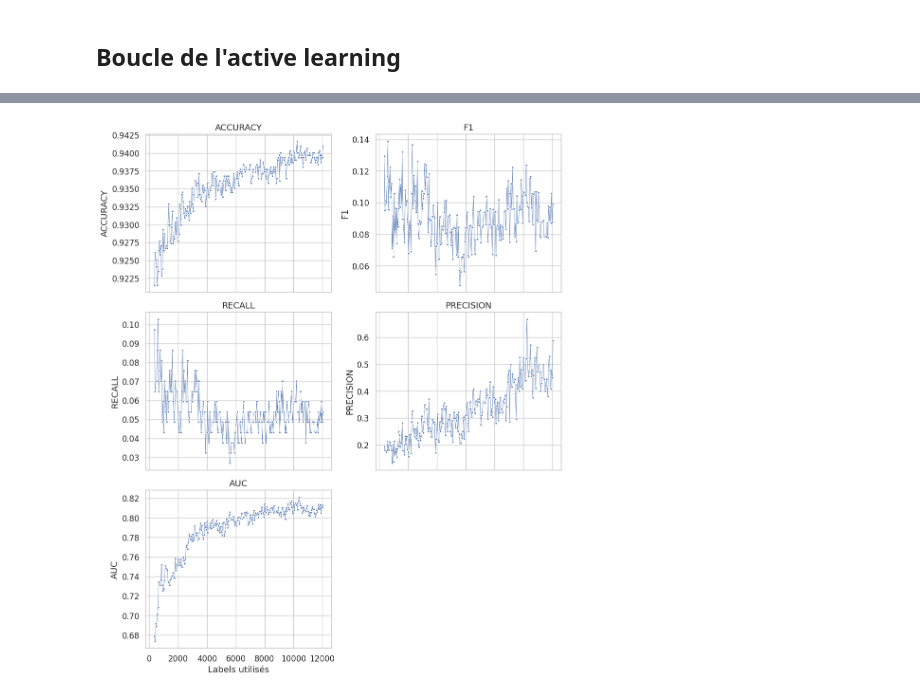
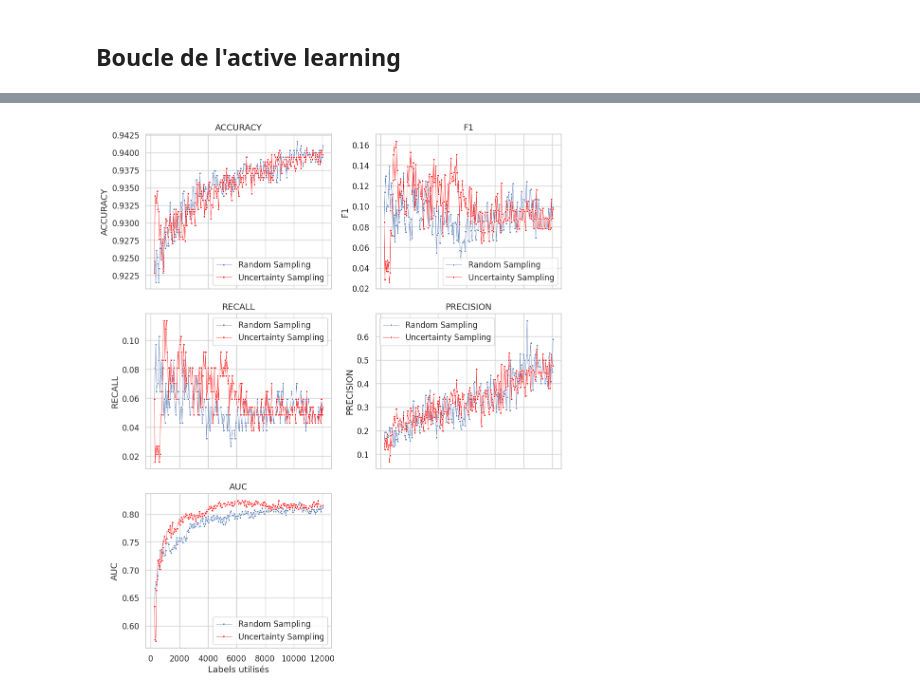
Before and after one commit to LarrySANDJO/PROJET_STATAPP, a Jupyter notebook: Notebooks/AL-L.ipynb, the cells around one changed output, grey strips where cells are left out. Cells and saved outputs as stored; diff of their text form; code cells hidden in the pictures.

Commit message:
Double graph for active learning

```diff
--- a/Notebooks/AL-L.ipynb
+++ b/Notebooks/AL-L.ipynb
@@ -14,7 +14,7 @@ from joblib import load
 ## Masquage des labels
 # %%
 # Chargement des donnees
-data = pd.read_csv('/home/onyxia/PROJET_STATAPP/Data/Cleans/Data_for_active_learning.csv')
+data = pd.read_csv('/home/onyxia/work/PROJET_STATAPP/Data/Cleans/Data_for_active_learning.csv')
 data.head(2)
 # %% [output]
 |  | Unnamed: 0 | Make | AccidentArea | Sex | MaritalStatus | Age | Fault | PolicyType | VehiclePrice | ... |
@@ -60,6 +60,13 @@ X_pool_full, X_test, y_pool_full, y_test = train_test_split(
 X_init, X_pool, y_init, y_pool = train_test_split(
     X_pool_full, y_pool_full, train_size=0.02, stratify=y_pool_full, random_state=42
 )
+# %%
+# Donnees pour la methode par uncertainty sampling US (on prends les memes)
+
+X_init_US = X_init
+X_pool_US = X_pool
+y_init_US = y_init
+y_pool_US = y_pool
 # %%
 print ("Nombre de lignes du pool final : ",len(X_pool) ,
  "; Nombre de lignes du seed : ", len(X_init))
@@ -77,6 +84,13 @@ model = LGBMClassifier(
     random_state=42
 )
 smote = SMOTE(sampling_strategy=0.25, random_state=42)
+# %%
+model_US = LGBMClassifier(
+    learning_rate=0.05,
+    max_depth=10,
+    n_estimators=300,
+    random_state=42
+)
 # %% [markdown]
 ## Boucle de l'active learning
 # %%
@@ -169,39 +217,54 @@ import seaborn as sns
 import matplotlib.pyplot as plt
 import math
 
-# Style seaborn
 sns.set_theme(style="whitegrid", palette="deep", font_scale=1.1)
 
 metrics = ["accuracy", "f1", "recall", "precision", "auc"]
 n_metrics = len(metrics)
 
-# Déterminer nombre de colonnes pour 2 lignes
 n_rows = 3
 n_cols = math.ceil(n_metrics / n_rows)
 
-fig, axes = plt.subplots(n_rows, n_cols, figsize=(5 * n_cols, 4 * n_rows), sharex=True)
+fig, axes = plt.subplots(
+    n_rows, n_cols,
+    figsize=(5 * n_cols, 4 * n_rows),
+    sharex=True
+)
 
-# Aplatir axes si nécessaire
 axes = axes.flatten()
 
 for i, m in enumerate(metrics):
     ax = axes[i]
+
     sns.lineplot(
         x=results_df["labels_used"],
-        y=results_df[m],
+        y=results_df[f"{m}_random_sampling"],
         marker=".",
         linewidth=0.5,
-        ax=ax
+        ax=ax,
+        label="Random Sampling"
     )
+
+    sns.lineplot(
+        x=results_df["labels_used"],
+        y=results_df[f"{m}_uncertainty_sampling"],
+        marker=".",
+        linewidth=0.5,
+        ax=ax,
+        label="Uncertainty Sampling",
+        color = 'red'
+    )
+
     ax.set_title(m.upper())
     ax.set_xlabel("Labels utilisés")
     ax.set_ylabel(m.upper())
+    ax.legend()
 
-# Supprimer les axes vides si n_metrics < n_rows * n_cols
+# Supprimer les axes vides
 for j in range(n_metrics, len(axes)):
     fig.delaxes(axes[j])
 
 plt.tight_layout()
 plt.show()
 # %% [output]
-[figure, old version]
+[figure, new version]
```
Also changed, not shown: parts of 1 cell of this notebook.
